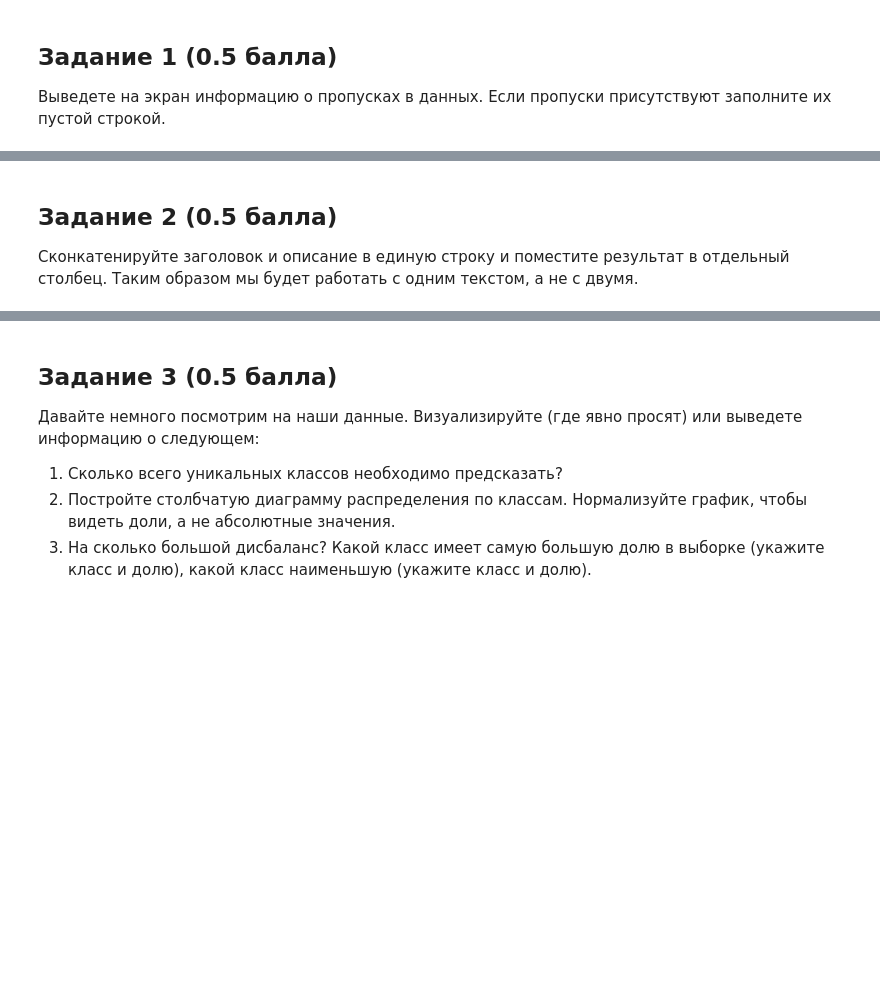
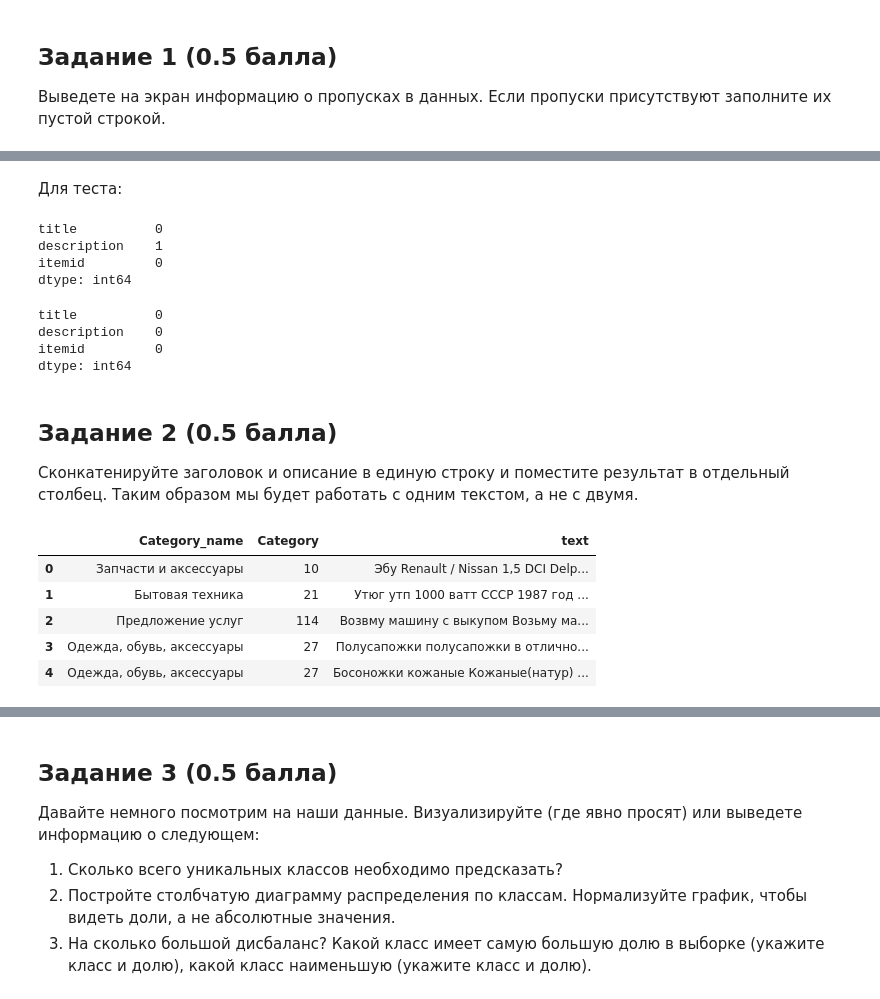
Before and after one commit to alyonabelenko/Courses, a Jupyter notebook: IAD2/06_text/hw06.ipynb, the cells around one changed output, grey strips where cells are left out. Saved outputs shown, nothing was run; the diff lists cells and outputs as text; code cells hidden in the pictures; blank space fills up the shorter version.

```diff
--- a/IAD2/06_text/hw06.ipynb
+++ b/IAD2/06_text/hw06.ipynb
@@ -58,0 +140,9 @@ train.head()
+# %% [markdown]
+Для теста:
+# %%
+test.isna().sum()
+# %% [output]
+title          0
+description    1
+itemid         0
+dtype: int64
@@ -59,3 +151,21 @@ train.head()
+# %%
+test.isna().sum()
+# %% [output]
+title          0
+description    0
+itemid         0
+dtype: int64
 # %% [markdown]
 ## Задание 2 (0.5 балла)
 Сконкатенируйте заголовок и описание в единую строку и поместите результат в отдельный столбец. Таким образом мы будет работать с одним текстом, а не с двумя.
+# %%
+train['text'] = train['title'] + " " + train['description']
+train.drop(['title', 'description'], axis='columns', inplace=True)
+train.head()
+# %% [output]
+|  | Category_name | Category | text |
+| 0 | Запчасти и аксессуары | 10 | Эбу Renault / Nissan 1,5 DCI Delp... |
+| 1 | Бытовая техника | 21 | Утюг утп 1000 ватт СССР 1987 год ... |
+| 2 | Предложение услуг | 114 | Возвму машину с выкупом Возьму ма... |
+| 3 | Одежда, обувь, аксессуары | 27 | Полусапожки полусапожки в отлично... |
+| 4 | Одежда, обувь, аксессуары | 27 | Босоножки кожаные Кожаные(натур) ... |
```
Also changed, not shown: parts of 29 cells of this notebook.
